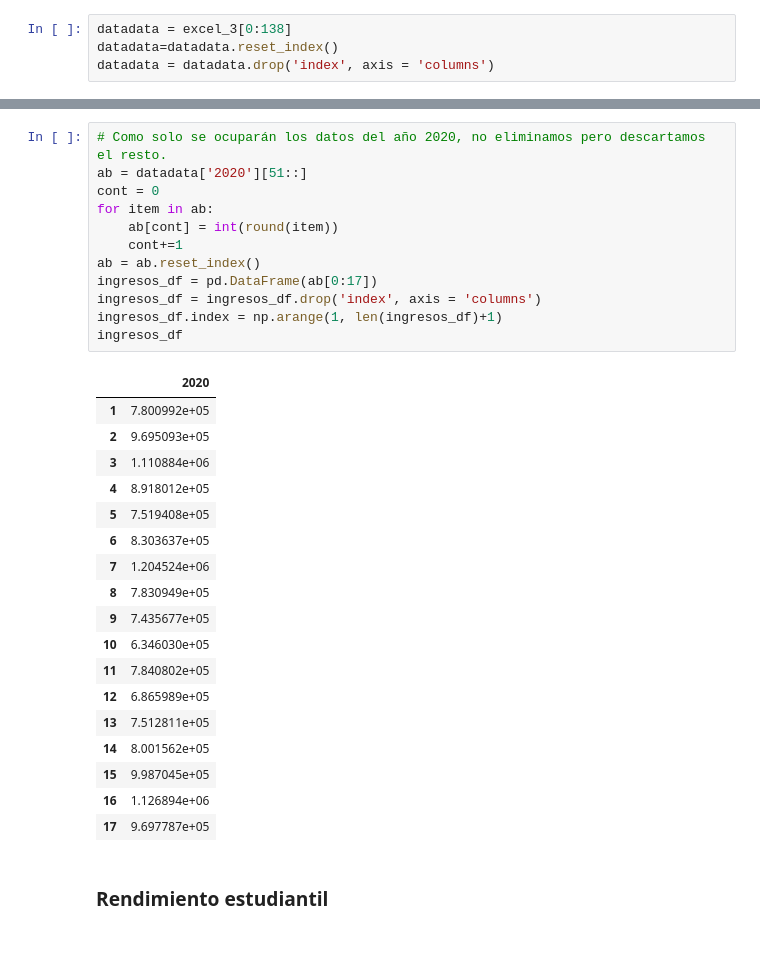
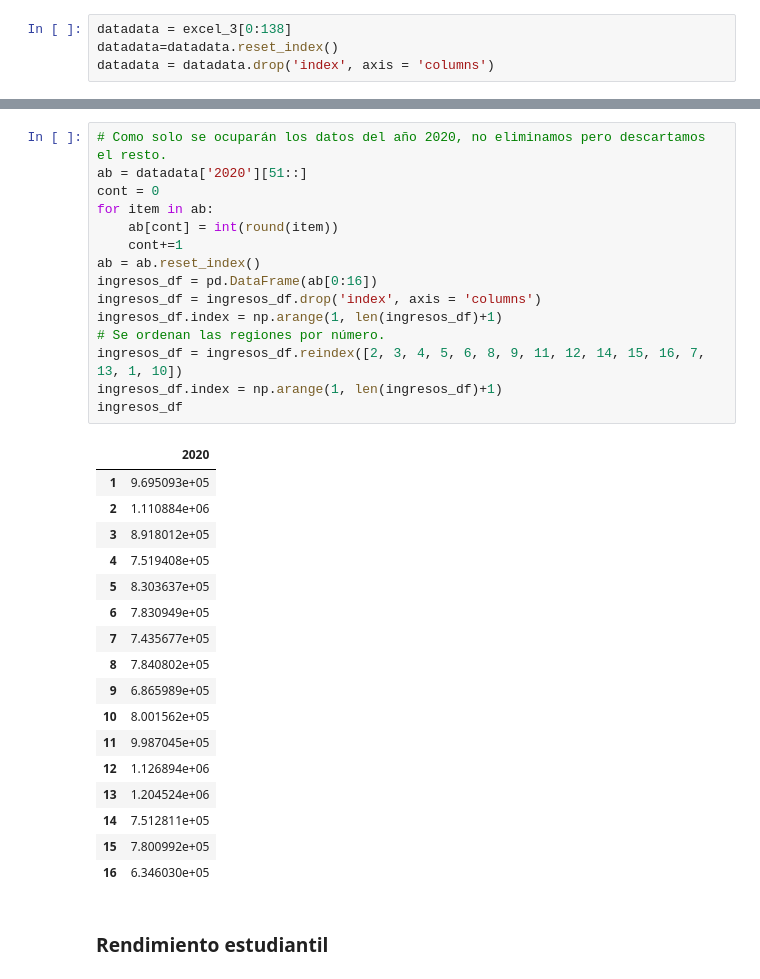
Before and after one commit to MarceVU/Proyecto---Cs-de-Datos, a Jupyter notebook: Proyecto.ipynb, the cells around one changed output, grey strips where cells are left out. Cells and saved outputs as stored; diff of their text form; blank space fills up the shorter version.

```diff
--- a/Proyecto.ipynb
+++ b/Proyecto.ipynb
@@ -103,34 +107,36 @@ datadata
 # %%
 # Como solo se ocuparán los datos del año 2020, no eliminamos pero descartamos el resto.
 ab = datadata['2020'][51::]
 cont = 0
 for item in ab:
     ab[cont] = int(round(item))
     cont+=1
 ab = ab.reset_index()
-ingresos_df = pd.DataFrame(ab[0:17])
+ingresos_df = pd.DataFrame(ab[0:16])
 ingresos_df = ingresos_df.drop('index', axis = 'columns')
 ingresos_df.index = np.arange(1, len(ingresos_df)+1)
+# Se ordenan las regiones por número.
+ingresos_df = ingresos_df.reindex([2, 3, 4, 5, 6, 8, 9, 11, 12, 14, 15, 16, 7, 13, 1, 10])
+ingresos_df.index = np.arange(1, len(ingresos_df)+1)
 ingresos_df
 # %% [output]
 |  | 2020 |
-| 1 | 7.800992e+05 |
-| 2 | 9.695093e+05 |
-| 3 | 1.110884e+06 |
-| 4 | 8.918012e+05 |
-| 5 | 7.519408e+05 |
-| 6 | 8.303637e+05 |
-| 7 | 1.204524e+06 |
-| 8 | 7.830949e+05 |
-| 9 | 7.435677e+05 |
-| 10 | 6.346030e+05 |
-| 11 | 7.840802e+05 |
-| 12 | 6.865989e+05 |
-| 13 | 7.512811e+05 |
-| 14 | 8.001562e+05 |
-| 15 | 9.987045e+05 |
-| 16 | 1.126894e+06 |
-| 17 | 9.697787e+05 |
+| 1 | 9.695093e+05 |
+| 2 | 1.110884e+06 |
+| 3 | 8.918012e+05 |
+| 4 | 7.519408e+05 |
+| 5 | 8.303637e+05 |
+| 6 | 7.830949e+05 |
+| 7 | 7.435677e+05 |
+| 8 | 7.840802e+05 |
+| 9 | 6.865989e+05 |
+| 10 | 8.001562e+05 |
+| 11 | 9.987045e+05 |
+| 12 | 1.126894e+06 |
+| 13 | 1.204524e+06 |
+| 14 | 7.512811e+05 |
+| 15 | 7.800992e+05 |
+| 16 | 6.346030e+05 |
 # %% [markdown]
 ### Rendimiento estudiantil
 # %%
```
Also changed, not shown: parts of 54 cells of this notebook.
